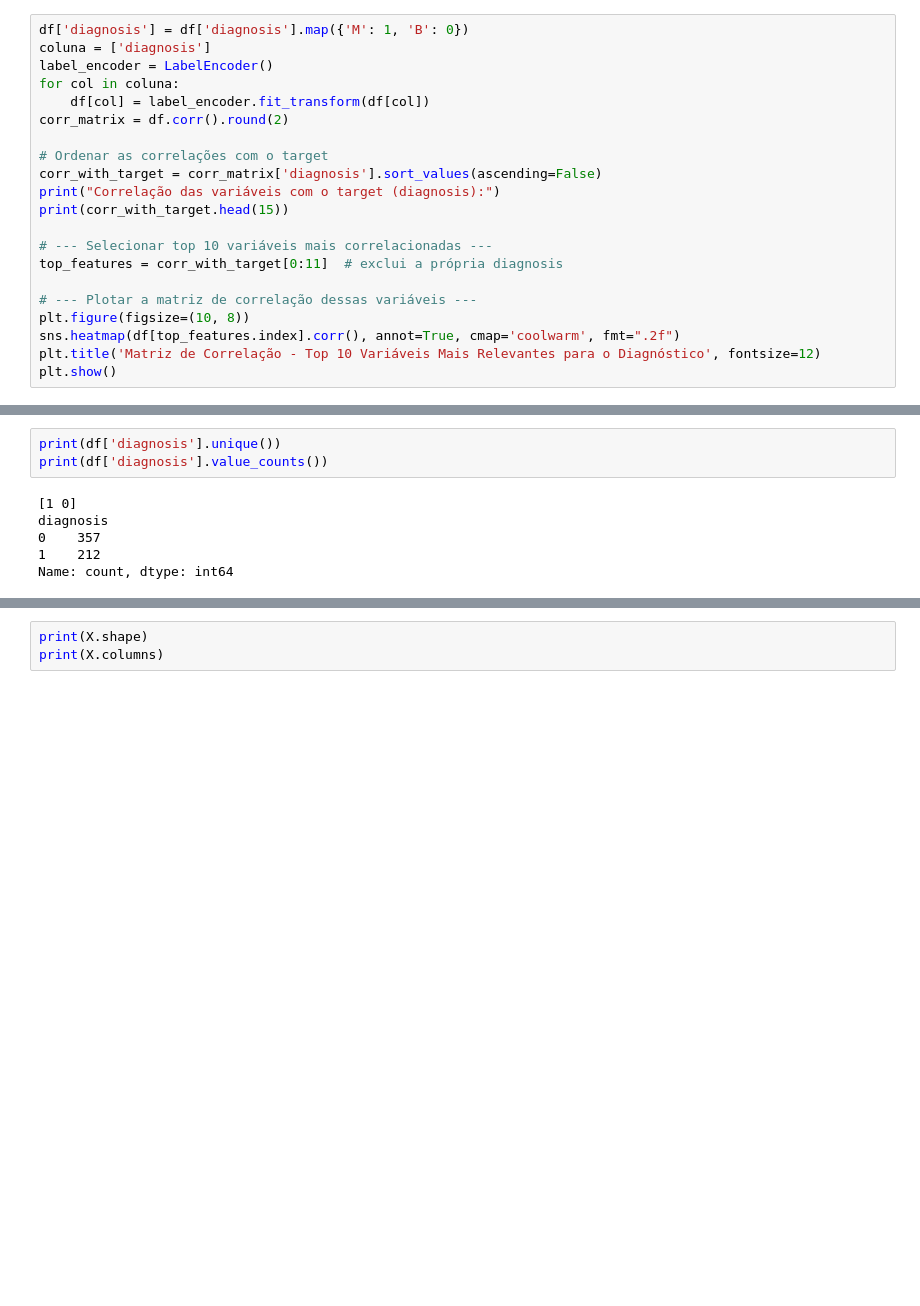
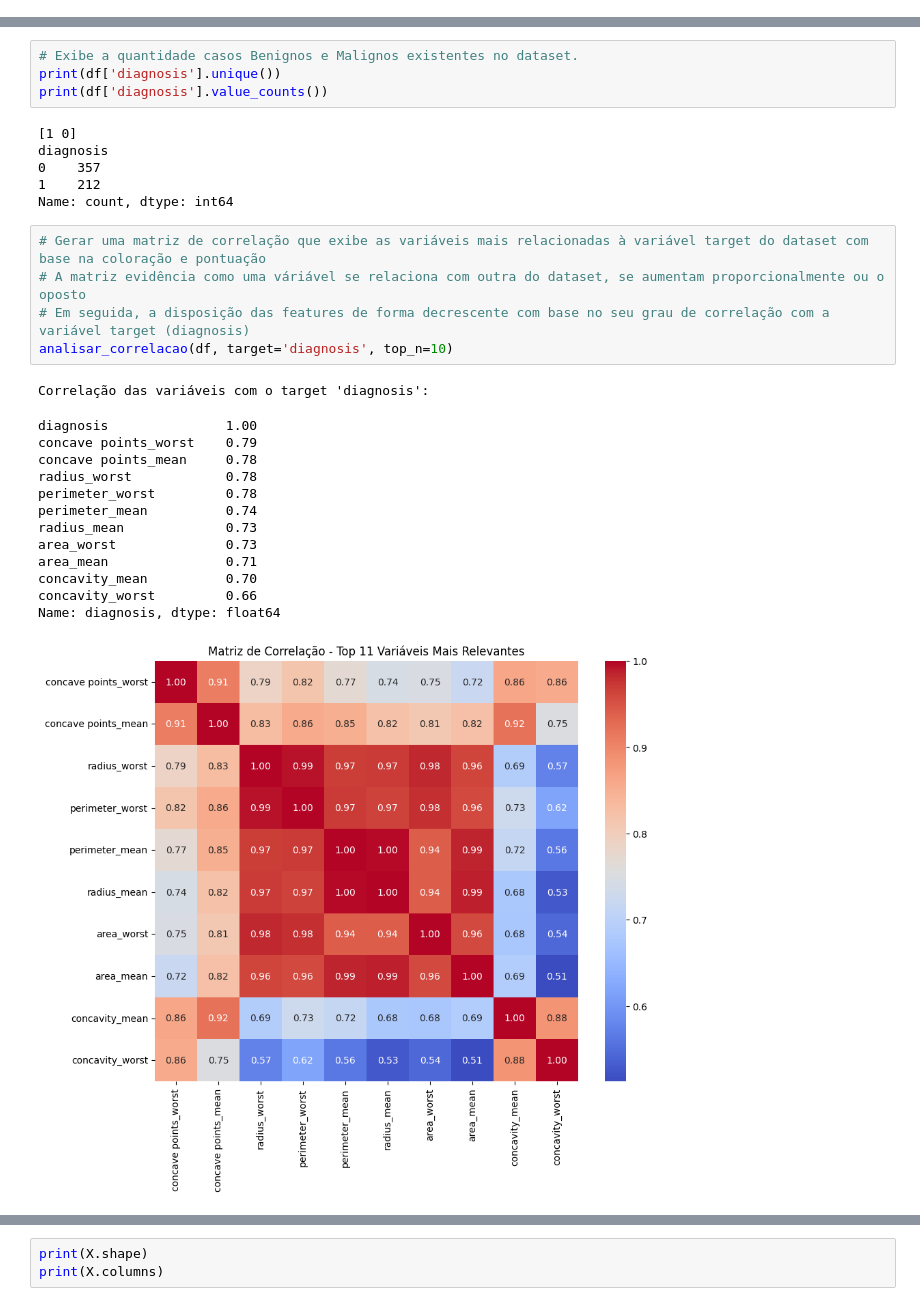
Before and after one commit to KeityPires/tech-challenge-ia-diagnostico, a Jupyter notebook: notebooks/02_exploracao_dados_cancer_mama.ipynb, the cells around one changed output, grey strips where cells are left out. Cells and saved outputs as stored; diff of their text form; blank space fills up the shorter version.

```diff
--- a/notebooks/02_exploracao_dados_cancer_mama.ipynb
+++ b/notebooks/02_exploracao_dados_cancer_mama.ipynb
@@ -83,21 +103,0 @@ memory usage: 146.8+ KB
-# %%
-df['diagnosis'] = df['diagnosis'].map({'M': 1, 'B': 0})
-coluna = ['diagnosis']
-label_encoder = LabelEncoder()
-for col in coluna:
-    df[col] = label_encoder.fit_transform(df[col])
-corr_matrix = df.corr().round(2)
-
-# Ordenar as correlações com o target
-corr_with_target = corr_matrix['diagnosis'].sort_values(ascending=False)
-print("Correlação das variáveis com o target (diagnosis):")
-print(corr_with_target.head(15))
-
-# --- Selecionar top 10 variáveis mais correlacionadas ---
-top_features = corr_with_target[0:11]  # exclui a própria diagnosis
-
-# --- Plotar a matriz de correlação dessas variáveis ---
-plt.figure(figsize=(10, 8))
-sns.heatmap(df[top_features.index].corr(), annot=True, cmap='coolwarm', fmt=".2f")
-plt.title('Matriz de Correlação - Top 10 Variáveis Mais Relevantes para o Diagnóstico', fontsize=12)
-plt.show()
@@ -123,4 +125,5 @@ Name: diagnosis, dtype: float64
 # %%
+# Exibe a quantidade casos Benignos e Malignos existentes no dataset.
 print(df['diagnosis'].unique())
 print(df['diagnosis'].value_counts())
 # %% [output]
@@ -129,3 +132,23 @@ diagnosis
 0    357
 1    212
 Name: count, dtype: int64
+# %%
+# Gerar uma matriz de correlação que exibe as variáveis mais relacionadas à variável target do dataset com base na coloração e pontuação
+# A matriz evidência como uma váriável se relaciona com outra do dataset, se aumentam proporcionalmente ou o oposto
+# Em seguida, a disposição das features de forma decrescente com base no seu grau de correlação com a variável target (diagnosis)
+analisar_correlacao(df, target='diagnosis', top_n=10)
+# %% [output]
+Correlação das variáveis com o target 'diagnosis':
+diagnosis               1.00
+concave points_worst    0.79
+concave points_mean     0.78
+radius_worst            0.78
+perimeter_worst         0.78
+perimeter_mean          0.74
+radius_mean             0.73
+area_worst              0.73
+area_mean               0.71
+concavity_mean          0.70
+concavity_worst         0.66
+Name: diagnosis, dtype: float64
+[figure, new version]
```
Also changed, not shown: parts of 35 cells of this notebook, 8 other files.
